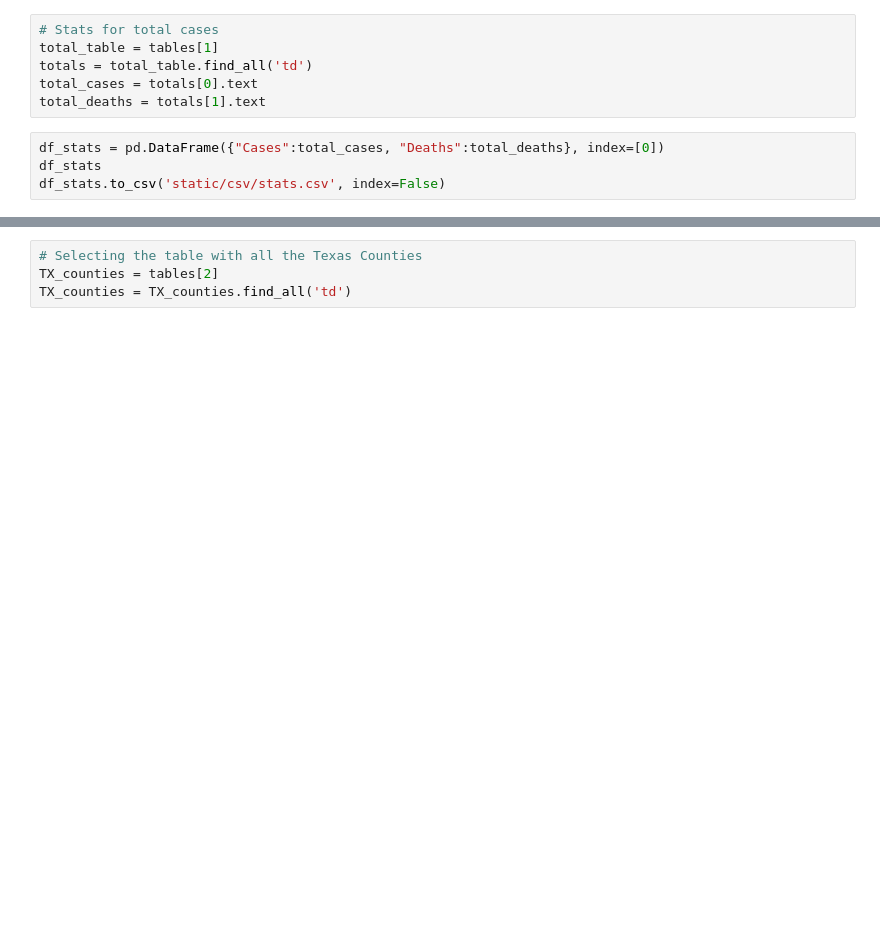
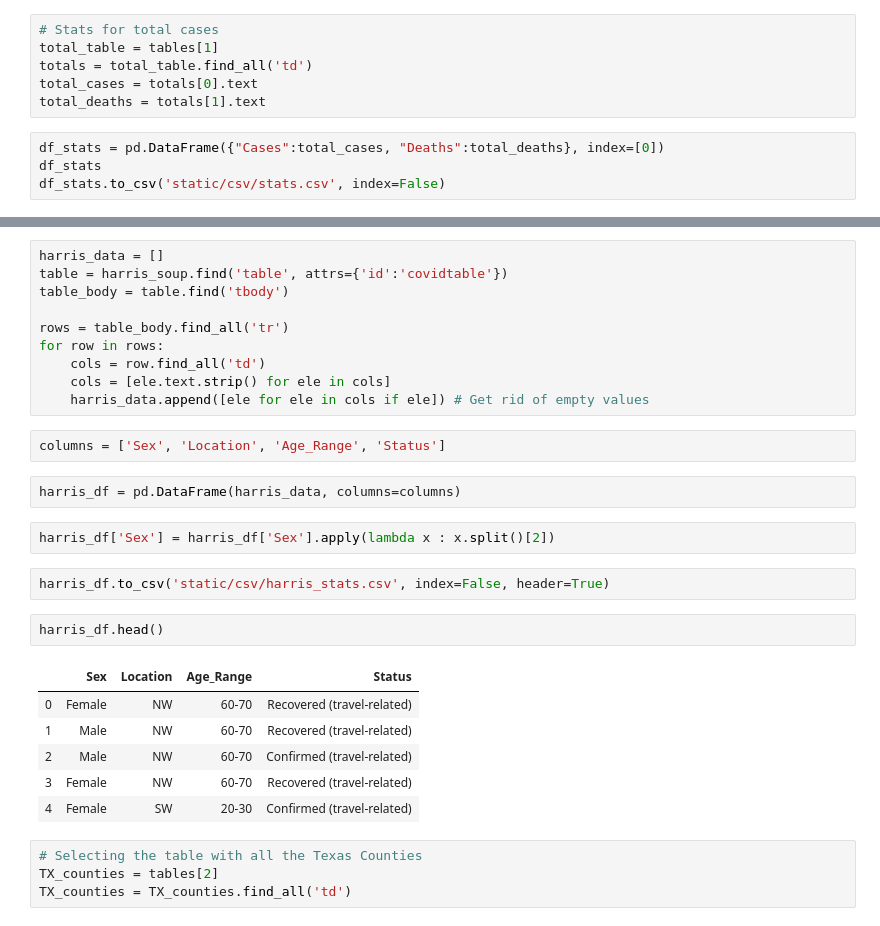
Before and after one commit to zdsteele/covidtexas, a Jupyter notebook: Covid-Texas.ipynb, the cells around one changed output, grey strips where cells are left out. Drawn from its saved outputs; the diff is of its cells as text; blank space fills up the shorter version.

```diff
--- a/Covid-Texas.ipynb
+++ b/Covid-Texas.ipynb
@@ -41,3 +69,30 @@ df_stats.to_csv('static/csv/stats.csv', index=False)
+# %%
+harris_data = []
+table = harris_soup.find('table', attrs={'id':'covidtable'})
+table_body = table.find('tbody')
+
+rows = table_body.find_all('tr')
+for row in rows:
+    cols = row.find_all('td')
+    cols = [ele.text.strip() for ele in cols]
+    harris_data.append([ele for ele in cols if ele]) # Get rid of empty values
+# %%
+columns = ['Sex', 'Location', 'Age_Range', 'Status']
+# %%
+harris_df = pd.DataFrame(harris_data, columns=columns)
+# %%
+harris_df['Sex'] = harris_df['Sex'].apply(lambda x : x.split()[2])
+# %%
+harris_df.to_csv('static/csv/harris_stats.csv', index=False, header=True)
+# %%
+harris_df.head()
+# %% [output]
+|  | Sex | Location | Age_Range | Status |
+| 0 | Female | NW | 60-70 | Recovered (travel-related) |
+| 1 | Male | NW | 60-70 | Recovered (travel-related) |
+| 2 | Male | NW | 60-70 | Confirmed (travel-related) |
+| 3 | Female | NW | 60-70 | Recovered (travel-related) |
+| 4 | Female | SW | 20-30 | Confirmed (travel-related) |
 # %%
 # Selecting the table with all the Texas Counties
 TX_counties = tables[2]
```
Also changed, not shown: parts of 13 cells of this notebook, 7 other files.
